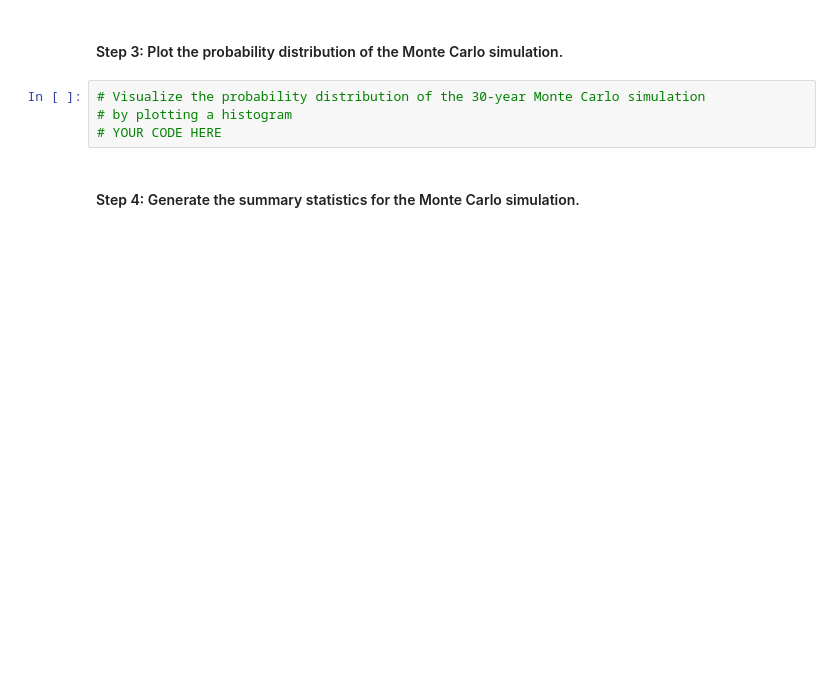
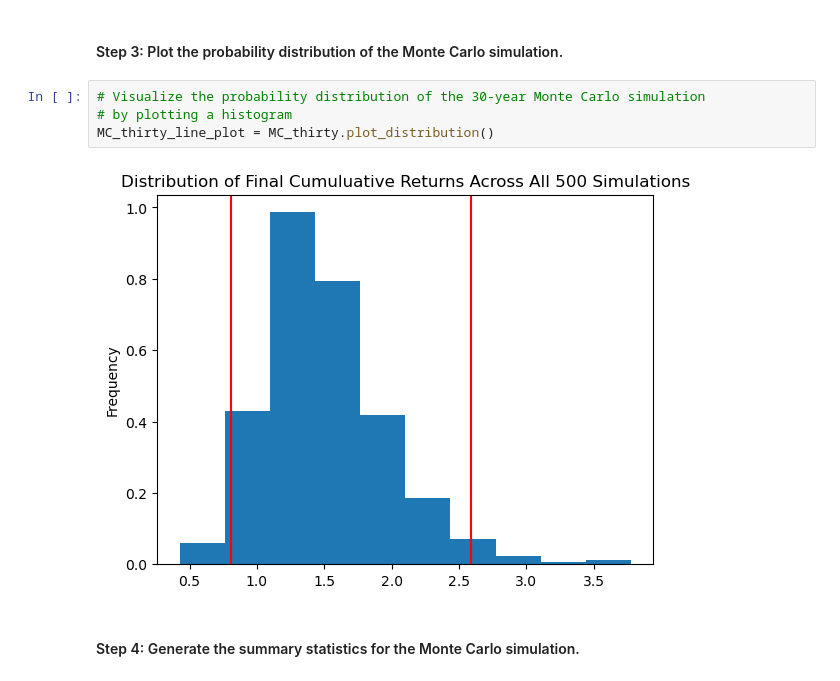
Before and after one commit to arianamoreno13/challenge_5, a Jupyter notebook: financial_planning_tools.ipynb, the cells around one changed output. Cells and saved outputs as stored; diff of their text form; blank space fills up the shorter version.

```diff
--- a/financial_planning_tools.ipynb
+++ b/financial_planning_tools.ipynb
@@ -471,7 +555,9 @@ In this section, you’ll use the MCForecastTools library to create a Monte Carl
 # %%
 # Visualize the probability distribution of the 30-year Monte Carlo simulation
 # by plotting a histogram
-# YOUR CODE HERE
+MC_thirty_line_plot = MC_thirty.plot_distribution()
+# %% [output]
+[figure, added]
 # %% [markdown]
 #### Step 4: Generate the summary statistics for the Monte Carlo simulation.
 # %%
```
Also changed, not shown: parts of 21 cells of this notebook.
